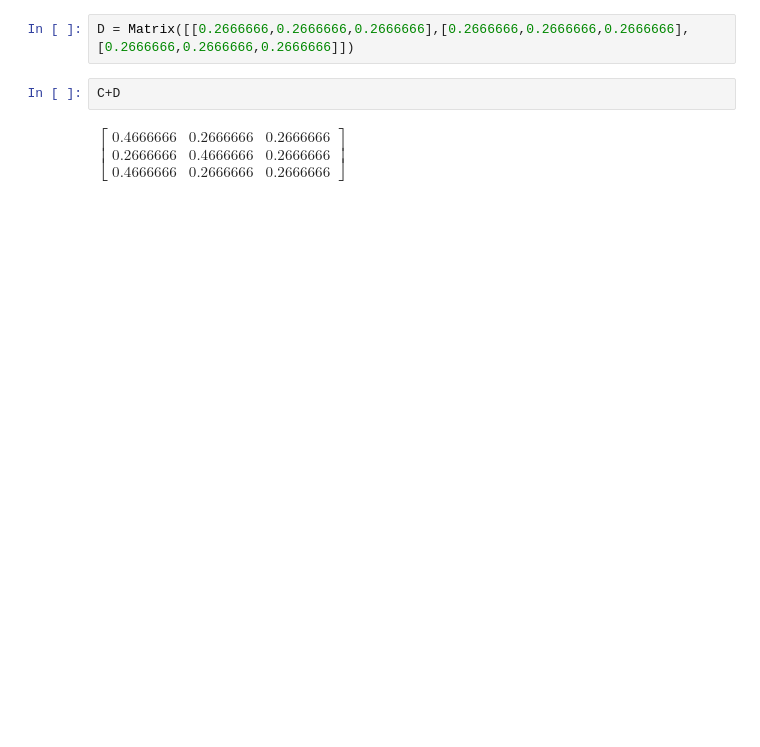
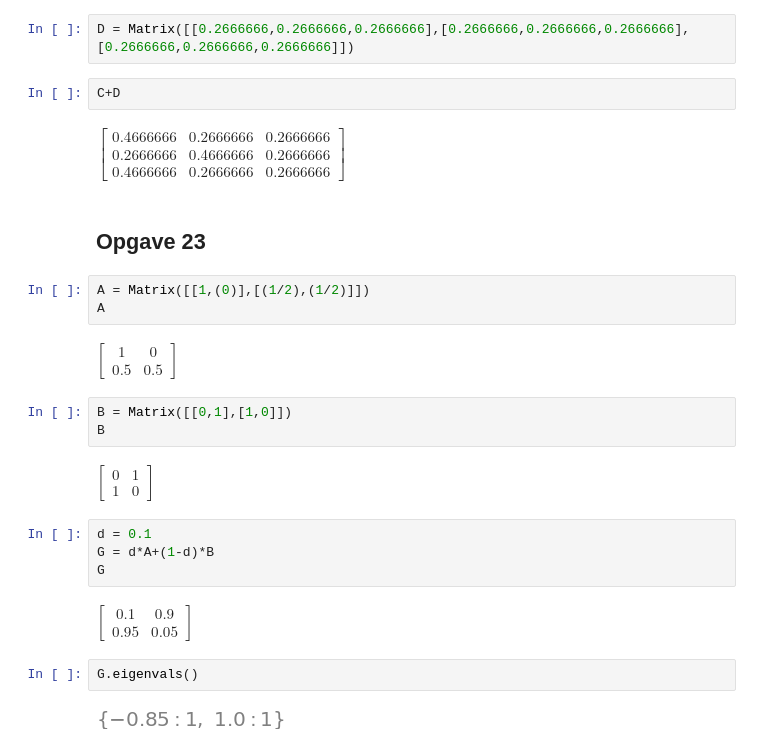
Before and after one commit to Raaaainbow/page-rank, a Jupyter notebook: Markov matricen Egenskaber og Dæmpning i PageRank.ipynb, the cells around one changed output. Saved outputs shown, nothing was run; the diff lists cells and outputs as text; blank space fills up the shorter version.

Commit message:
Opgave 23

```diff
--- a/Markov matricen Egenskaber og Dæmpning i PageRank.ipynb
+++ b/Markov matricen Egenskaber og Dæmpning i PageRank.ipynb
@@ -98,3 +101,25 @@ D = Matrix([[0.2666666,0.2666666,0.2666666],[0.2666666,0.2666666,0.2666666],[0.2
 C+D
 # %% [output]
 $\displaystyle \left[\begin{matrix}0.4666666 & 0.2666666 & 0.2666666\\0.2666666 & 0.4666666 & 0.2666666\\0.4666666 & 0.2666666 & 0.2666666\end{matrix}\right]$
+# %% [markdown]
+## Opgave 23
+# %%
+A = Matrix([[1,(0)],[(1/2),(1/2)]])
+A
+# %% [output]
+$\displaystyle \left[\begin{matrix}1 & 0\\0.5 & 0.5\end{matrix}\right]$
+# %%
+B = Matrix([[0,1],[1,0]])
+B
+# %% [output]
+$\displaystyle \left[\begin{matrix}0 & 1\\1 & 0\end{matrix}\right]$
+# %%
+d = 0.1
+G = d*A+(1-d)*B
+G
+# %% [output]
+$\displaystyle \left[\begin{matrix}0.1 & 0.9\\0.95 & 0.05\end{matrix}\right]$
+# %%
+G.eigenvals()
+# %% [output]
+[figure, added]
```
Also changed, not shown: parts of 11 cells of this notebook.
